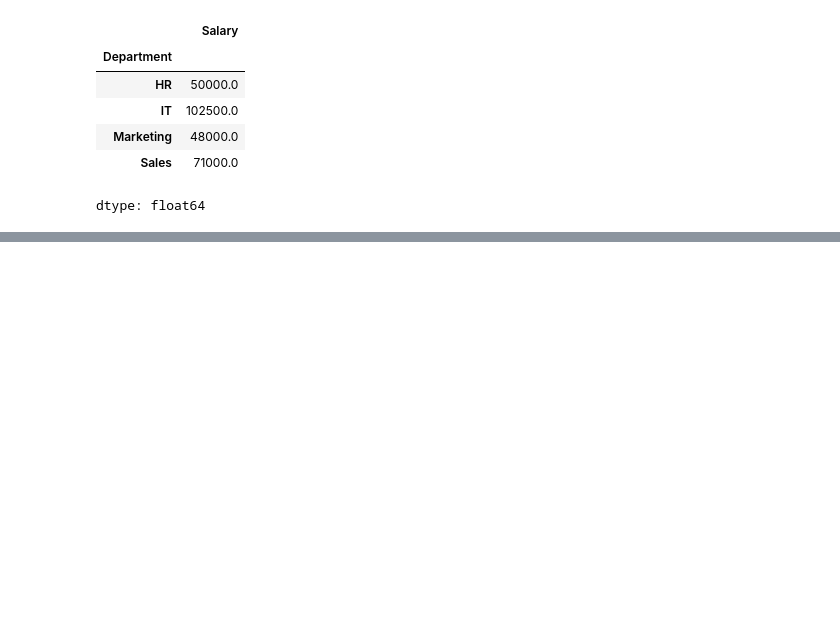
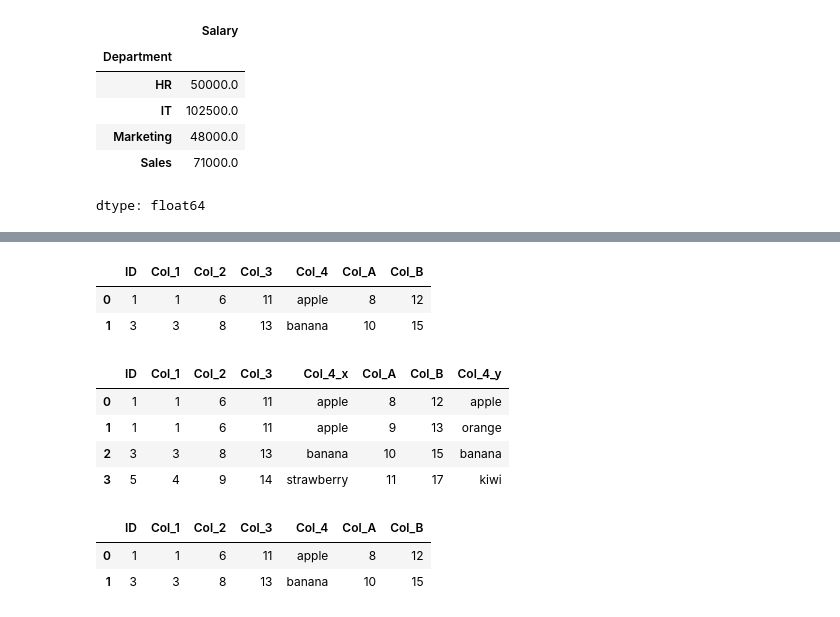
Before and after one commit to SShresth7272/Python-Code, a Jupyter notebook: Copy_of_Python_Pandas_Practice_sheet1.ipynb, the cells around one changed output, grey strips where cells are left out. Saved outputs shown, nothing was run; the diff lists cells and outputs as text; code cells hidden in the pictures; blank space fills up the shorter version.

```diff
--- a/Copy_of_Python_Pandas_Practice_sheet1.ipynb
+++ b/Copy_of_Python_Pandas_Practice_sheet1.ipynb
@@ -664,0 +725,26 @@ grouped= df.groupby('Department')
+# %%
+#inner
+inr=pd.merge(df1,df2)
+inr
+# %% [output]
+|  | ID | Col_1 | Col_2 | Col_3 | Col_4 | Col_A | Col_B |
+| 0 | 1 | 1 | 6 | 11 | apple | 8 | 12 |
+| 1 | 3 | 3 | 8 | 13 | banana | 10 | 15 |
+# %%
+#on
+inr=pd.merge(df1,df2,on='ID')
+inr
+# %% [output]
+|  | ID | Col_1 | Col_2 | Col_3 | Col_4_x | Col_A | Col_B | Col_4_y |
+| 0 | 1 | 1 | 6 | 11 | apple | 8 | 12 | apple |
+| 1 | 1 | 1 | 6 | 11 | apple | 9 | 13 | orange |
+| 2 | 3 | 3 | 8 | 13 | banana | 10 | 15 | banana |
+| 3 | 5 | 4 | 9 | 14 | strawberry | 11 | 17 | kiwi |
+# %%
+#on-multiple columns
+inr=pd.merge(df1,df2,on=['ID','Col_4'])
+inr
+# %% [output]
+|  | ID | Col_1 | Col_2 | Col_3 | Col_4 | Col_A | Col_B |
+| 0 | 1 | 1 | 6 | 11 | apple | 8 | 12 |
+| 1 | 3 | 3 | 8 | 13 | banana | 10 | 15 |
```
Also changed, not shown: parts of 13 cells of this notebook.
